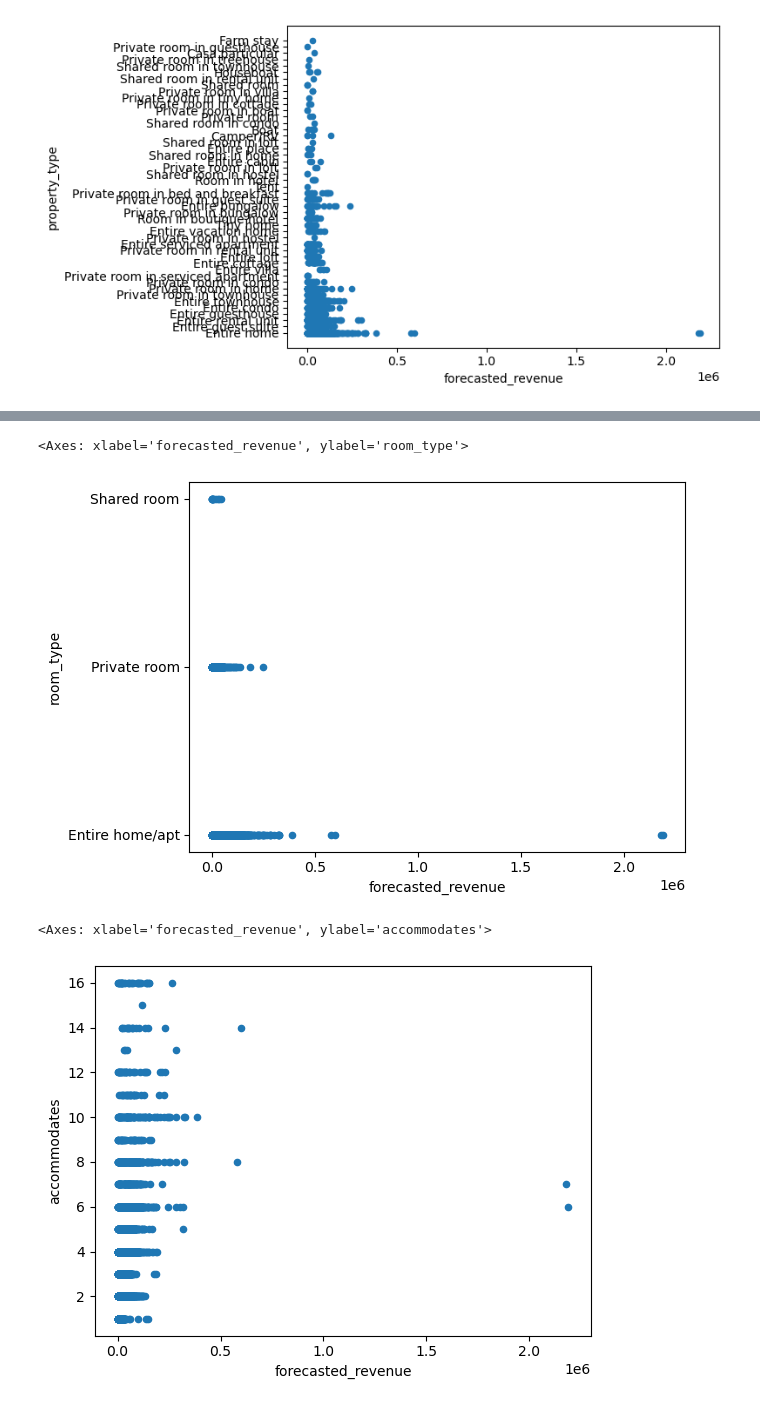
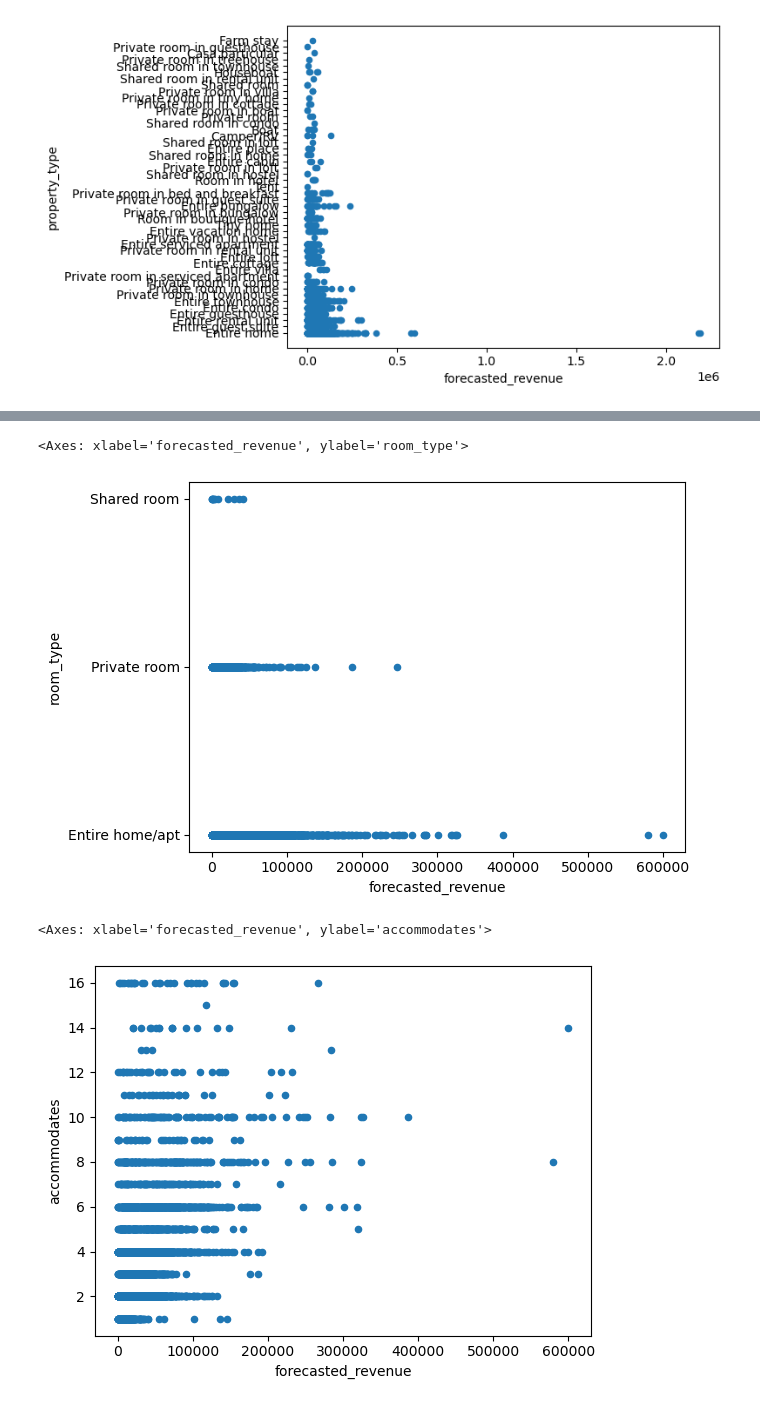
Before and after one commit to EyalVultz/Fianl-Project-Data-Analyst-Program-Hebrew-University-of-Jerusalem-Class-4-Group-2, a Jupyter notebook: Eyal Vultz - Final Project Data Analyst Program The Hebrew University of Jerusalem Class 4 Group 2.ipynb, the cells around one changed output, grey strips where cells are left out. Cells and saved outputs as stored; diff of their text form; code cells hidden in the pictures.

```diff
--- a/Eyal Vultz - Final Project Data Analyst Program The Hebrew University of Jerusalem Class 4 Group 2.ipynb
+++ b/Eyal Vultz - Final Project Data Analyst Program The Hebrew University of Jerusalem Class 4 Group 2.ipynb
@@ -191,0 +200,3 @@ listings_clean_missing_values_Washington.plot.scatter(y  = "property_type", x =
+# %%
+listings_clean_missing_values_Washington_no_outliers = listings_clean_missing_values_Washington.query('forecasted_revenue < 2000000')
+listings_clean_missing_values_Washington_no_outliers.plot.scatter(y  = "property_type", x = "forecasted_revenue")
@@ -197,13 +211,13 @@ listings_clean_missing_values_Washington.plot.scatter(y  = "neighbourhood", x =
 # %%
-listings_clean_missing_values_Washington.plot.scatter(y  = "room_type", x = "forecasted_revenue")
+listings_clean_missing_values_Washington_no_outliers.plot.scatter(y  = "room_type", x = "forecasted_revenue")
 # %% [output]
 <Axes: xlabel='forecasted_revenue', ylabel='room_type'>
-[figure, old version]
+[figure, new version]
 # %%
-listings_clean_missing_values_Washington.plot.scatter(y  = "accommodates", x = "forecasted_revenue")
+listings_clean_missing_values_Washington_no_outliers.plot.scatter(y  = "accommodates", x = "forecasted_revenue")
 # %% [output]
 <Axes: xlabel='forecasted_revenue', ylabel='accommodates'>
-[figure, old version]
+[figure, new version]
 # %%
 # Conclusion:
 # The properties with the highest Forecasted Revenue in Washington, United States in the coming year, according to Airbnb
```
Also changed, not shown: parts of 4 cells of this notebook, 1 other file.
